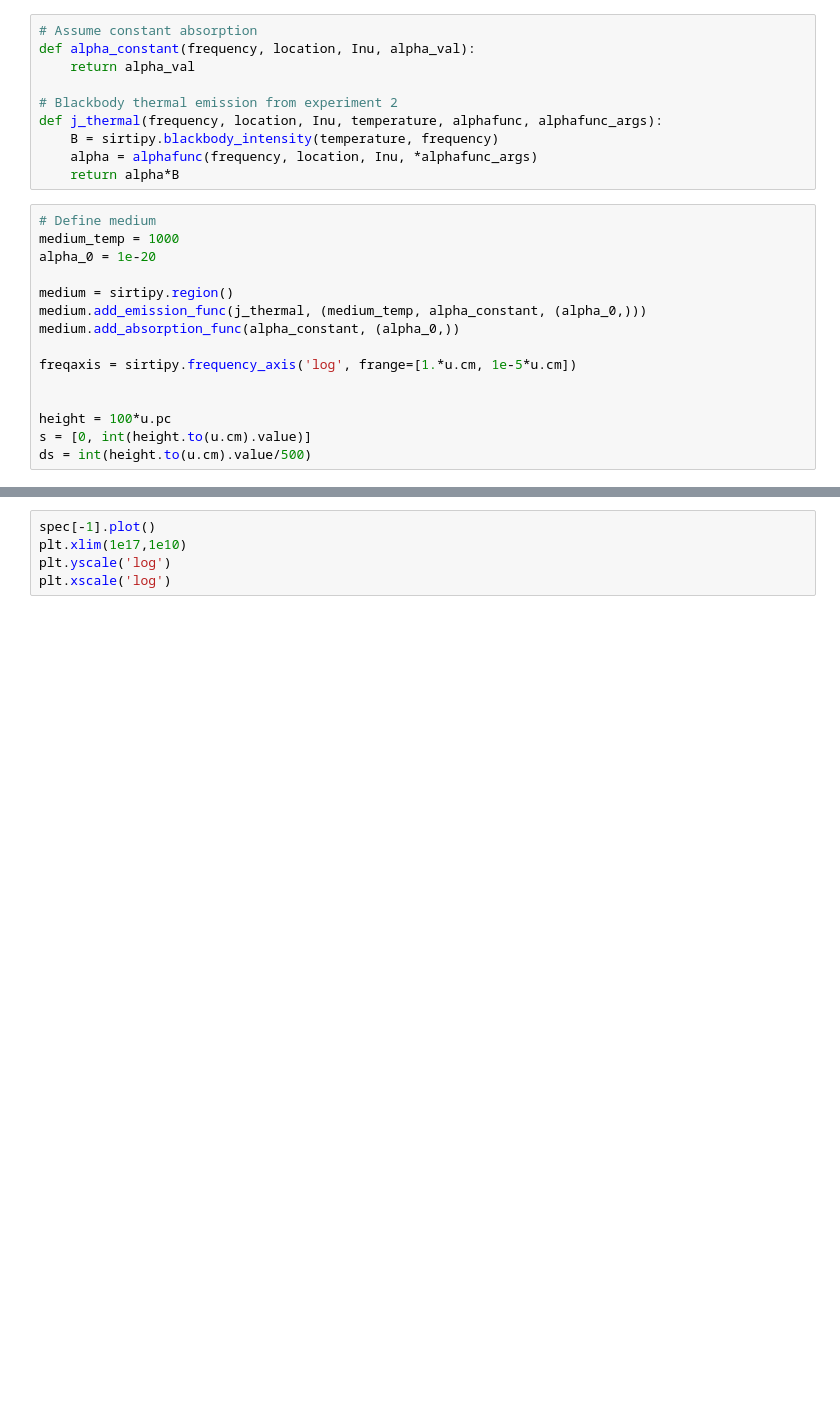
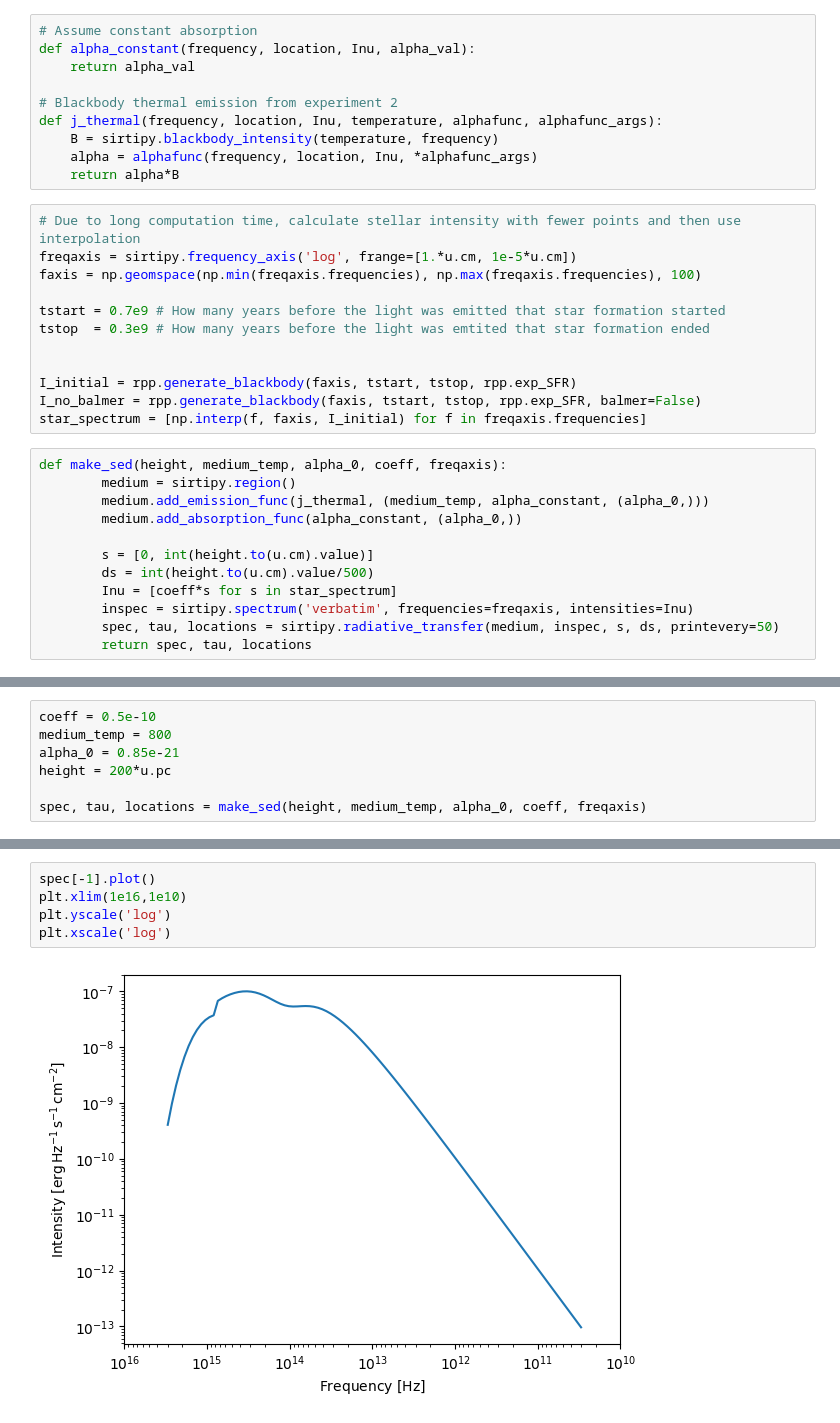
Before and after one commit to pgwart/ay640project, a Jupyter notebook: project.ipynb, the cells around one changed output, grey strips where cells are left out. Saved outputs shown, nothing was run; the diff lists cells and outputs as text; blank space fills up the shorter version.

```diff
--- a/project.ipynb
+++ b/project.ipynb
@@ -14,18 +16,27 @@ def j_thermal(frequency, location, Inu, temperature, alphafunc, alphafunc_args):
     B = sirtipy.blackbody_intensity(temperature, frequency)
     alpha = alphafunc(frequency, location, Inu, *alphafunc_args)
     return alpha*B
+# %%
+# Due to long computation time, calculate stellar intensity with fewer points and then use interpolation
+freqaxis = sirtipy.frequency_axis('log', frange=[1.*u.cm, 1e-5*u.cm])
+faxis = np.geomspace(np.min(freqaxis.frequencies), np.max(freqaxis.frequencies), 100)
+
+tstart = 0.7e9 # How many years before the light was emitted that star formation started
+tstop  = 0.3e9 # How many years before the light was emtited that star formation ended
+
+
+I_initial = rpp.generate_blackbody(faxis, tstart, tstop, rpp.exp_SFR)
+I_no_balmer = rpp.generate_blackbody(faxis, tstart, tstop, rpp.exp_SFR, balmer=False)
+star_spectrum = [np.interp(f, faxis, I_initial) for f in freqaxis.frequencies]
 # %%
-# Define medium
-medium_temp = 1000
-alpha_0 = 1e-20
+def make_sed(height, medium_temp, alpha_0, coeff, freqaxis):
+        medium = sirtipy.region()
+        medium.add_emission_func(j_thermal, (medium_temp, alpha_constant, (alpha_0,)))
+        medium.add_absorption_func(alpha_constant, (alpha_0,))
 
-medium = sirtipy.region()
-medium.add_emission_func(j_thermal, (medium_temp, alpha_constant, (alpha_0,)))
-medium.add_absorption_func(alpha_constant, (alpha_0,))
-
-freqaxis = sirtipy.frequency_axis('log', frange=[1.*u.cm, 1e-5*u.cm])
-
-
-height = 100*u.pc
-s = [0, int(height.to(u.cm).value)]
-ds = int(height.to(u.cm).value/500)
+        s = [0, int(height.to(u.cm).value)]
+        ds = int(height.to(u.cm).value/500)
+        Inu = [coeff*s for s in star_spectrum]
+        inspec = sirtipy.spectrum('verbatim', frequencies=freqaxis, intensities=Inu)
+        spec, tau, locations = sirtipy.radiative_transfer(medium, inspec, s, ds, printevery=50)
+        return spec, tau, locations
@@ -51,0 +43,7 @@ spec, tau, locations = sirtipy.radiative_transfer(medium, inspec, s, ds, printev
+# %%
+coeff = 0.5e-10
+medium_temp = 800
+alpha_0 = 0.85e-21
+height = 200*u.pc
+
+spec, tau, locations = make_sed(height, medium_temp, alpha_0, coeff, freqaxis)
@@ -52,5 +61,7 @@ spec, tau, locations = sirtipy.radiative_transfer(medium, inspec, s, ds, printev
 # %%
 spec[-1].plot()
-plt.xlim(1e17,1e10)
+plt.xlim(1e16,1e10)
 plt.yscale('log')
 plt.xscale('log')
+# %% [output]
+[figure, added]
```
Also changed, not shown: parts of 8 cells of this notebook, 6 other files.
